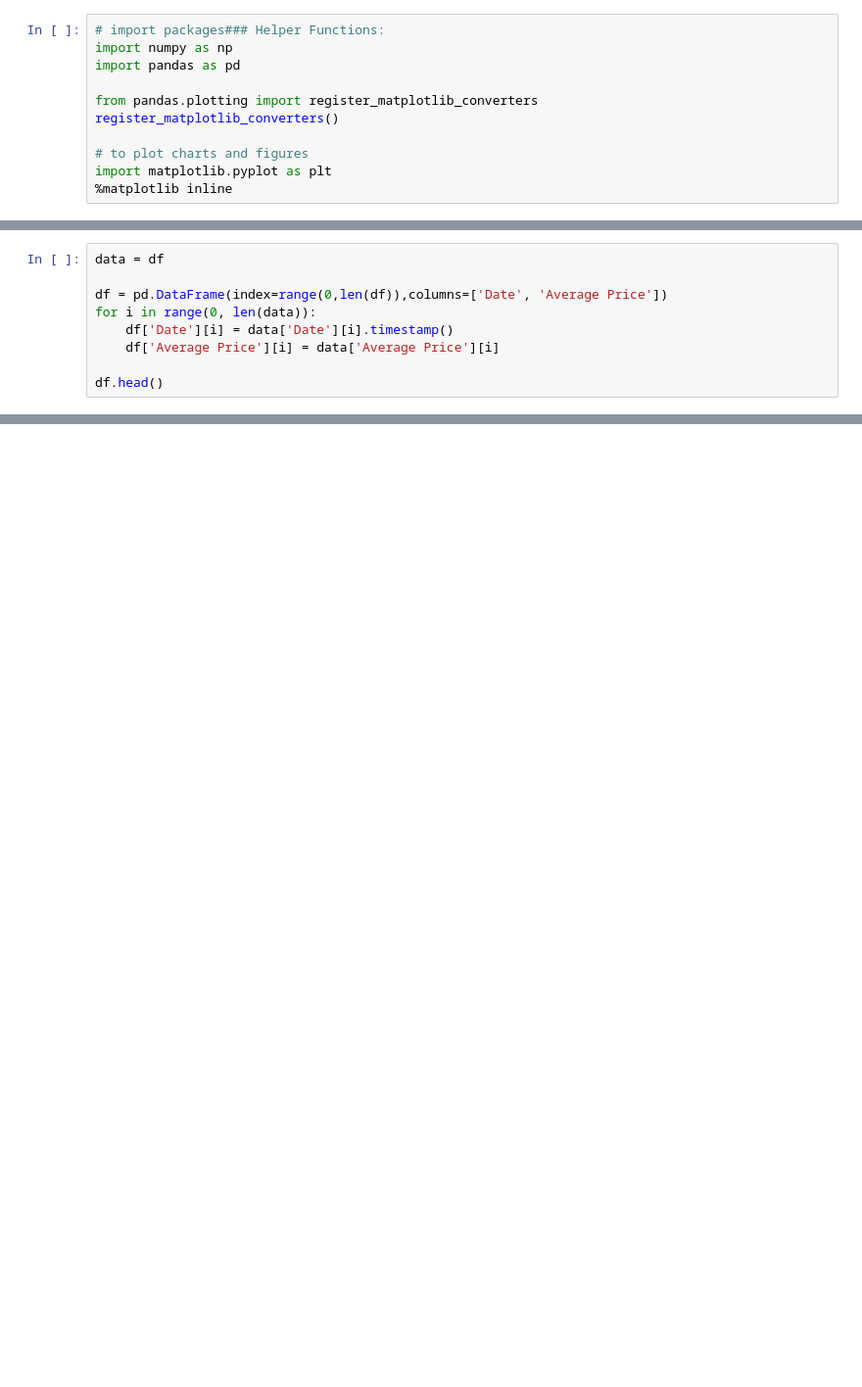
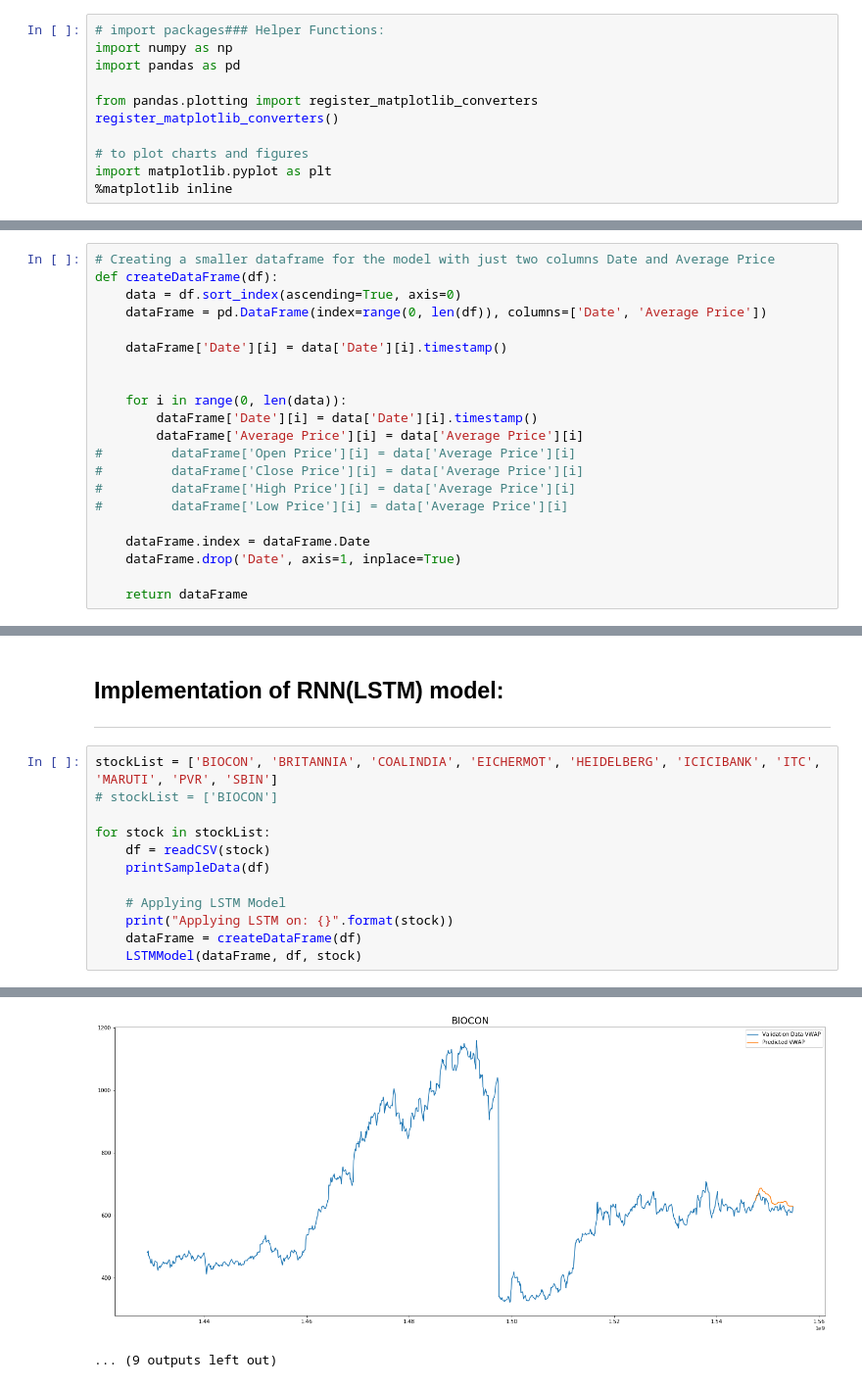
Before and after one commit to kmunshi97/Stock-Market-Analysis, a Jupyter notebook: LSTM.ipynb, the cells around one changed output, grey strips where cells are left out. Shown at 98% size. Saved outputs shown, nothing was run; the diff lists cells and outputs as text; blank space fills up the shorter version.

```diff
--- a/LSTM.ipynb
+++ b/LSTM.ipynb
@@ -80,9 +65,0 @@ Displaying 10 out of 991 rows.
-# %%
-data = df
-
-df = pd.DataFrame(index=range(0,len(df)),columns=['Date', 'Average Price'])
-for i in range(0, len(data)):
-    df['Date'][i] = data['Date'][i].timestamp()
-    df['Average Price'][i] = data['Average Price'][i]
-
-df.head()
@@ -155,0 +66,21 @@ plt.legend()
+# %%
+# Creating a smaller dataframe for the model with just two columns Date and Average Price
+def createDataFrame(df):
+    data = df.sort_index(ascending=True, axis=0)
+    dataFrame = pd.DataFrame(index=range(0, len(df)), columns=['Date', 'Average Price'])
+
+    dataFrame['Date'][i] = data['Date'][i].timestamp()
+
+
+    for i in range(0, len(data)):
+        dataFrame['Date'][i] = data['Date'][i].timestamp()
+        dataFrame['Average Price'][i] = data['Average Price'][i]
+#         dataFrame['Open Price'][i] = data['Average Price'][i]
+#         dataFrame['Close Price'][i] = data['Average Price'][i]
+#         dataFrame['High Price'][i] = data['Average Price'][i]
+#         dataFrame['Low Price'][i] = data['Average Price'][i]
+
+    dataFrame.index = dataFrame.Date
+    dataFrame.drop('Date', axis=1, inplace=True)
+
+    return dataFrame
@@ -155,0 +189,17 @@ plt.legend()
+# %% [markdown]
+## Implementation of RNN(LSTM) model:
+
+<hr>
+# %%
+stockList = ['BIOCON', 'BRITANNIA', 'COALINDIA', 'EICHERMOT', 'HEIDELBERG', 'ICICIBANK', 'ITC', 'MARUTI', 'PVR', 'SBIN']
+# stockList = ['BIOCON']
+
+for stock in stockList:
+    df = readCSV(stock)
+    printSampleData(df)
+
+    # Applying LSTM Model
+    print("Applying LSTM on: {}".format(stock))
+    dataFrame = createDataFrame(df)
+    LSTMModel(dataFrame, df, stock)
+# %% [output]
@@ -155,0 +392,2 @@ plt.legend()
+[figure, added]
+... (9 outputs left out)
```
Also changed, not shown: parts of 18 cells of this notebook, 5 other files.
